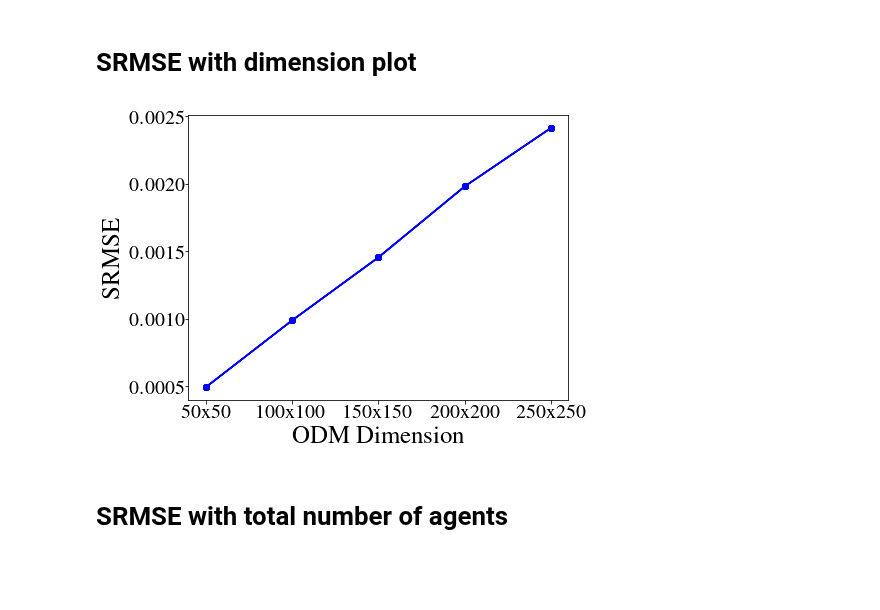
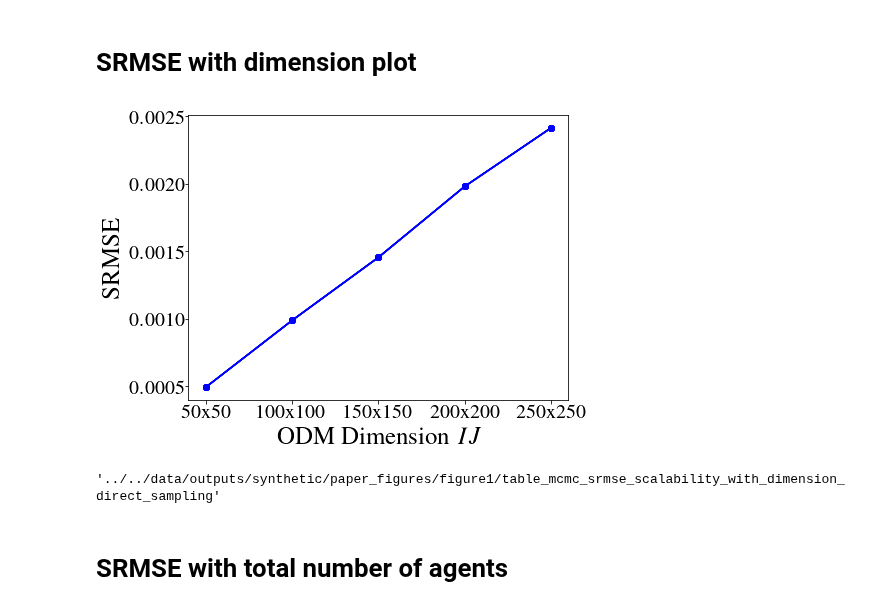
Before and after one commit to YannisZa/GeNSIT, a Jupyter notebook: notebooks/plots/Synthetic data plots.ipynb, the cells around one changed output. Drawn from its saved outputs; the diff is of its cells as text; code cells hidden in the pictures; blank space fills up the shorter version.

```diff
--- a/notebooks/plots/Synthetic data plots.ipynb
+++ b/notebooks/plots/Synthetic data plots.ipynb
@@ -319,35 +319,39 @@ dim_scalability_filepath = "../../data/outputs/synthetic/paper_figures/figure1/t
 fig, ax = plt.subplots(1,1,figsize=(7,5))
 
 ### SRMSE vs dimensions
 for i in range(len(dim_scalability['x'])):
     ax.plot(
         dim_scalability['x'],
         dim_scalability['y'],
         label = dim_scalability['label'],
         marker = 'o',
         color = 'blue'
     )
 
 ax.set_ylabel(Y_LABEL,fontsize=LABEL_SIZE)
-ax.set_xlabel('ODM Dimension',fontsize=LABEL_SIZE)
+ax.set_xlabel('ODM Dimension $IJ$',fontsize=LABEL_SIZE)
 ax.tick_params(
     pad = TICK_PAD,
     bottom = True,
     labelsize = TICK_SIZE,
     rotation = TICK_ROTATION
 )
 
 # fig.tight_layout(rect=(0, 0, 0.7, 1.1))
 fig.tight_layout(rect=(0, 0, 1, 1))
 plt.show()
 # Write figure
 write_figure(
     fig,
     dim_scalability_filepath,
     figure_format = 'ps'
 )
 # %% [output]
-[figure, old version]
+[figure, new version]
+# %%
+dim_scalability_filepath
+# %% [output]
+'../../data/outputs/synthetic/paper_figures/figure1/table_mcmc_srmse_scalability_with_dimension_direct_sampling'
 # %% [markdown]
 # SRMSE with total number of agents
 # %%
```
Also changed, not shown: 1 other file.
